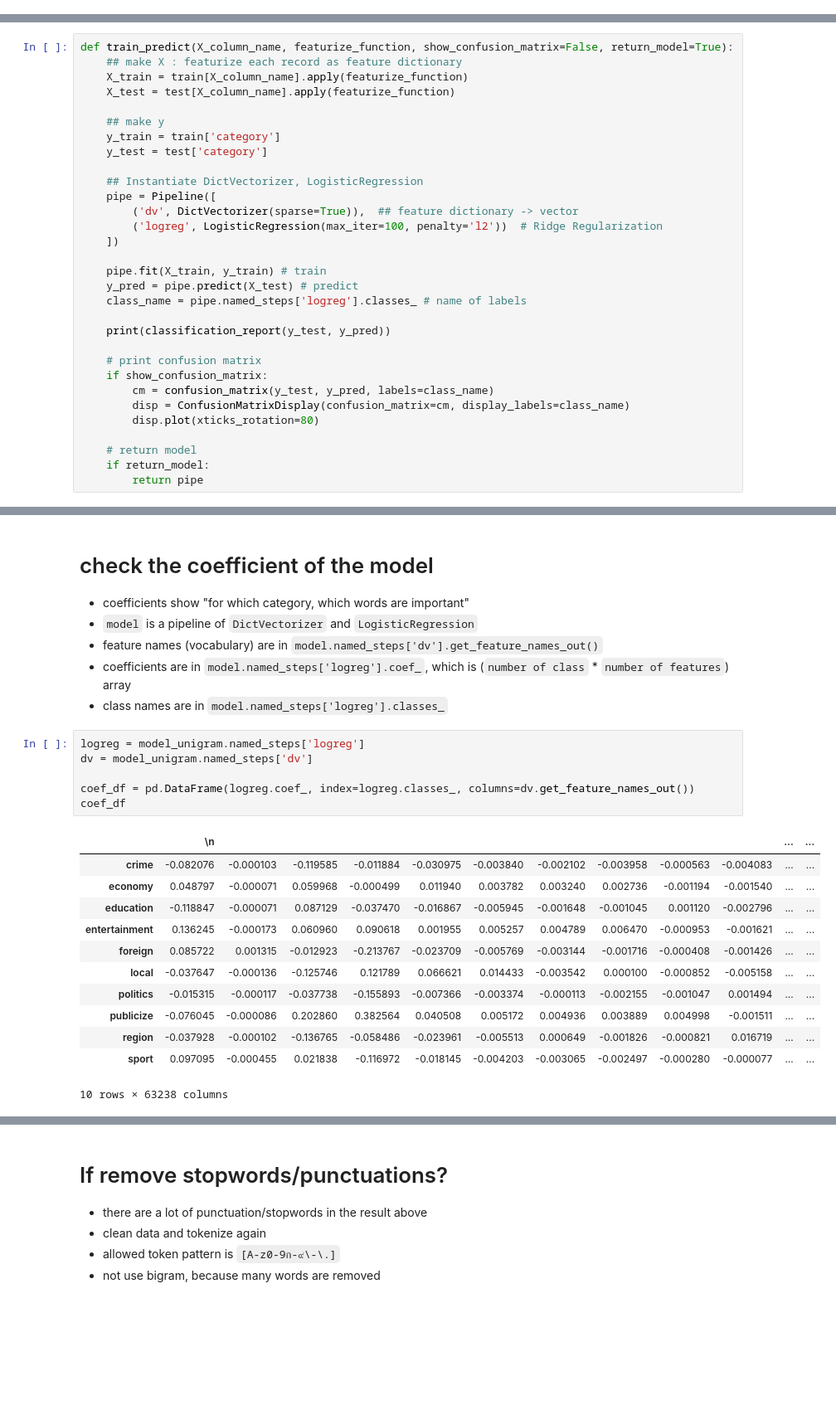
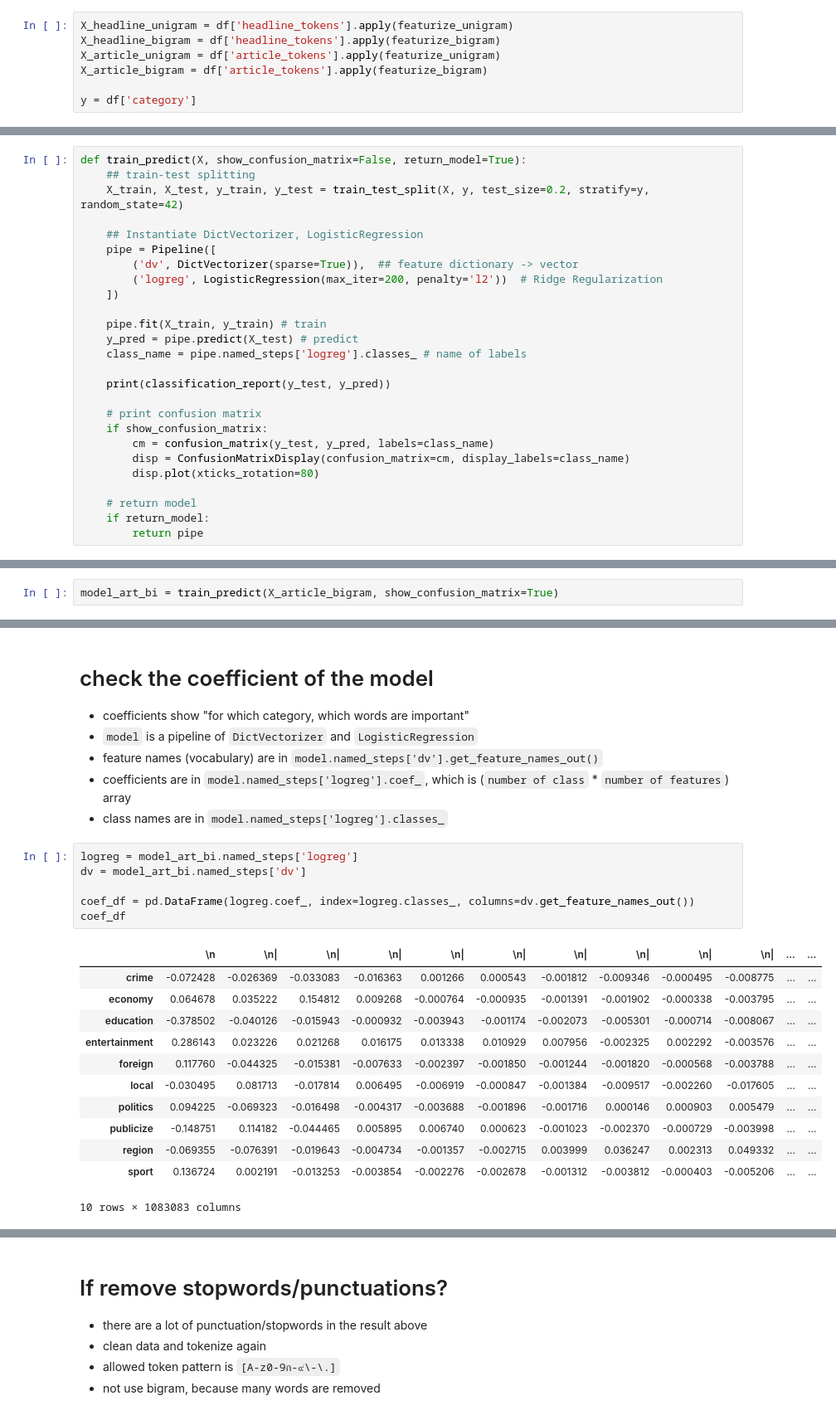
Before and after one commit to nozomiyamada/DSI3, a Jupyter notebook: Thai NLP Examples/text_classification_1_LogReg.ipynb, the cells around one changed output, grey strips where cells are left out. Shown: that part at 83% size. Saved outputs shown, nothing was run; the diff lists cells and outputs as text; blank space fills up the shorter version.

```diff
--- a/Thai NLP Examples/text_classification_1_LogReg.ipynb
+++ b/Thai NLP Examples/text_classification_1_LogReg.ipynb
@@ -128 +126,8 @@ def featurize_bigram(tokens:list):
+# %%
+X_headline_unigram = df['headline_tokens'].apply(featurize_unigram)
+X_headline_bigram = df['headline_tokens'].apply(featurize_bigram)
+X_article_unigram = df['article_tokens'].apply(featurize_unigram)
+X_article_bigram = df['article_tokens'].apply(featurize_bigram)
+
+y = df['category']
 # %% [markdown]
@@ -130,17 +135,12 @@ def featurize_bigram(tokens:list):
 # %%
-def train_predict(X_column_name, featurize_function, show_confusion_matrix=False, return_model=True):
-    ## make X : featurize each record as feature dictionary
-    X_train = train[X_column_name].apply(featurize_function)
-    X_test = test[X_column_name].apply(featurize_function)
-
-    ## make y
-    y_train = train['category']
-    y_test = test['category']
+def train_predict(X, show_confusion_matrix=False, return_model=True):
+    ## train-test splitting
+    X_train, X_test, y_train, y_test = train_test_split(X, y, test_size=0.2, stratify=y, random_state=42)
 
     ## Instantiate DictVectorizer, LogisticRegression
     pipe = Pipeline([
         ('dv', DictVectorizer(sparse=True)),  ## feature dictionary -> vector
-        ('logreg', LogisticRegression(max_iter=100, penalty='l2'))  # Ridge Regularization
+        ('logreg', LogisticRegression(max_iter=200, penalty='l2'))  # Ridge Regularization
     ])
 
     pipe.fit(X_train, y_train) # train
@@ -276,0 +250,2 @@ entertainment       0.87      0.93      0.90       180
+# %%
+model_art_bi = train_predict(X_article_bigram, show_confusion_matrix=True)
@@ -285,23 +285,23 @@ entertainment       0.87      0.93      0.90       180
 - coefficients are in `model.named_steps['logreg'].coef_`, which is (`number of class` * `number of features`) array
 - class names are in `model.named_steps['logreg'].classes_`
 # %%
-logreg = model_unigram.named_steps['logreg']
-dv = model_unigram.named_steps['dv']
+logreg = model_art_bi.named_steps['logreg']
+dv = model_art_bi.named_steps['dv']
 
 coef_df = pd.DataFrame(logreg.coef_, index=logreg.classes_, columns=dv.get_feature_names_out())
 coef_df
 # %% [output]
-|  | \n |  |  |  |  |  |  |  |  |  | ... | ... |
-| crime | -0.082076 | -0.000103 | -0.119585 | -0.011884 | -0.030975 | -0.003840 | -0.002102 | -0.003958 | -0.000563 | -0.004083 | ... | ... |
-| economy | 0.048797 | -0.000071 | 0.059968 | -0.000499 | 0.011940 | 0.003782 | 0.003240 | 0.002736 | -0.001194 | -0.001540 | ... | ... |
-| education | -0.118847 | -0.000071 | 0.087129 | -0.037470 | -0.016867 | -0.005945 | -0.001648 | -0.001045 | 0.001120 | -0.002796 | ... | ... |
-| entertainment | 0.136245 | -0.000173 | 0.060960 | 0.090618 | 0.001955 | 0.005257 | 0.004789 | 0.006470 | -0.000953 | -0.001621 | ... | ... |
-| foreign | 0.085722 | 0.001315 | -0.012923 | -0.213767 | -0.023709 | -0.005769 | -0.003144 | -0.001716 | -0.000408 | -0.001426 | ... | ... |
-| local | -0.037647 | -0.000136 | -0.125746 | 0.121789 | 0.066621 | 0.014433 | -0.003542 | 0.000100 | -0.000852 | -0.005158 | ... | ... |
-| politics | -0.015315 | -0.000117 | -0.037738 | -0.155893 | -0.007366 | -0.003374 | -0.000113 | -0.002155 | -0.001047 | 0.001494 | ... | ... |
-| publicize | -0.076045 | -0.000086 | 0.202860 | 0.382564 | 0.040508 | 0.005172 | 0.004936 | 0.003889 | 0.004998 | -0.001511 | ... | ... |
-| region | -0.037928 | -0.000102 | -0.136765 | -0.058486 | -0.023961 | -0.005513 | 0.000649 | -0.001826 | -0.000821 | 0.016719 | ... | ... |
-| sport | 0.097095 | -0.000455 | 0.021838 | -0.116972 | -0.018145 | -0.004203 | -0.003065 | -0.002497 | -0.000280 | -0.000077 | ... | ... |
+|  | \n | \n| | \n| | \n| | \n| | \n| | \n| | \n| | \n| | \n| | ... | ... |
+| crime | -0.072428 | -0.026369 | -0.033083 | -0.016363 | 0.001266 | 0.000543 | -0.001812 | -0.009346 | -0.000495 | -0.008775 | ... | ... |
+| economy | 0.064678 | 0.035222 | 0.154812 | 0.009268 | -0.000764 | -0.000935 | -0.001391 | -0.001902 | -0.000338 | -0.003795 | ... | ... |
+| education | -0.378502 | -0.040126 | -0.015943 | -0.000932 | -0.003943 | -0.001174 | -0.002073 | -0.005301 | -0.000714 | -0.008067 | ... | ... |
+| entertainment | 0.286143 | 0.023226 | 0.021268 | 0.016175 | 0.013338 | 0.010929 | 0.007956 | -0.002325 | 0.002292 | -0.003576 | ... | ... |
+| foreign | 0.117760 | -0.044325 | -0.015381 | -0.007633 | -0.002397 | -0.001850 | -0.001244 | -0.001820 | -0.000568 | -0.003788 | ... | ... |
+| local | -0.030495 | 0.081713 | -0.017814 | 0.006495 | -0.006919 | -0.000847 | -0.001384 | -0.009517 | -0.002260 | -0.017605 | ... | ... |
+| politics | 0.094225 | -0.069323 | -0.016498 | -0.004317 | -0.003688 | -0.001896 | -0.001716 | 0.000146 | 0.000903 | 0.005479 | ... | ... |
+| publicize | -0.148751 | 0.114182 | -0.044465 | 0.005895 | 0.006740 | 0.000623 | -0.001023 | -0.002370 | -0.000729 | -0.003998 | ... | ... |
+| region | -0.069355 | -0.076391 | -0.019643 | -0.004734 | -0.001357 | -0.002715 | 0.003999 | 0.036247 | 0.002313 | 0.049332 | ... | ... |
+| sport | 0.136724 | 0.002191 | -0.013253 | -0.003854 | -0.002276 | -0.002678 | -0.001312 | -0.003812 | -0.000403 | -0.005206 | ... | ... |
-10 rows × 63238 columns
+10 rows × 1083083 columns
 # %%
 ## top 10 words for crime
```
Also changed, not shown: parts of 19 cells of this notebook, 1 other file.
